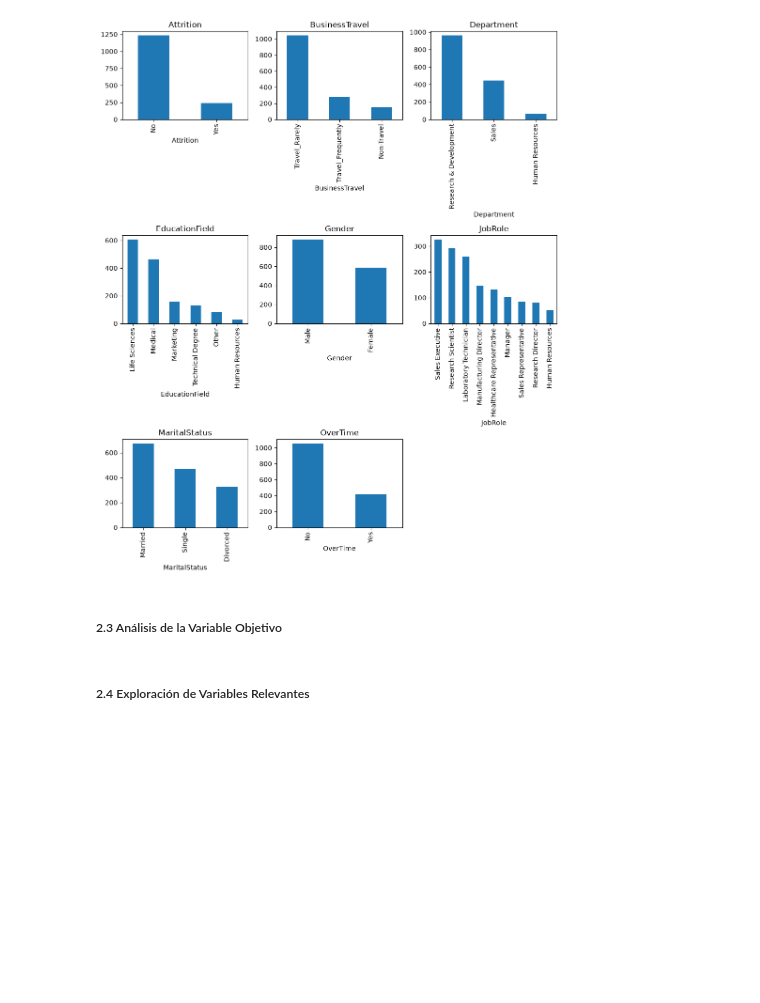
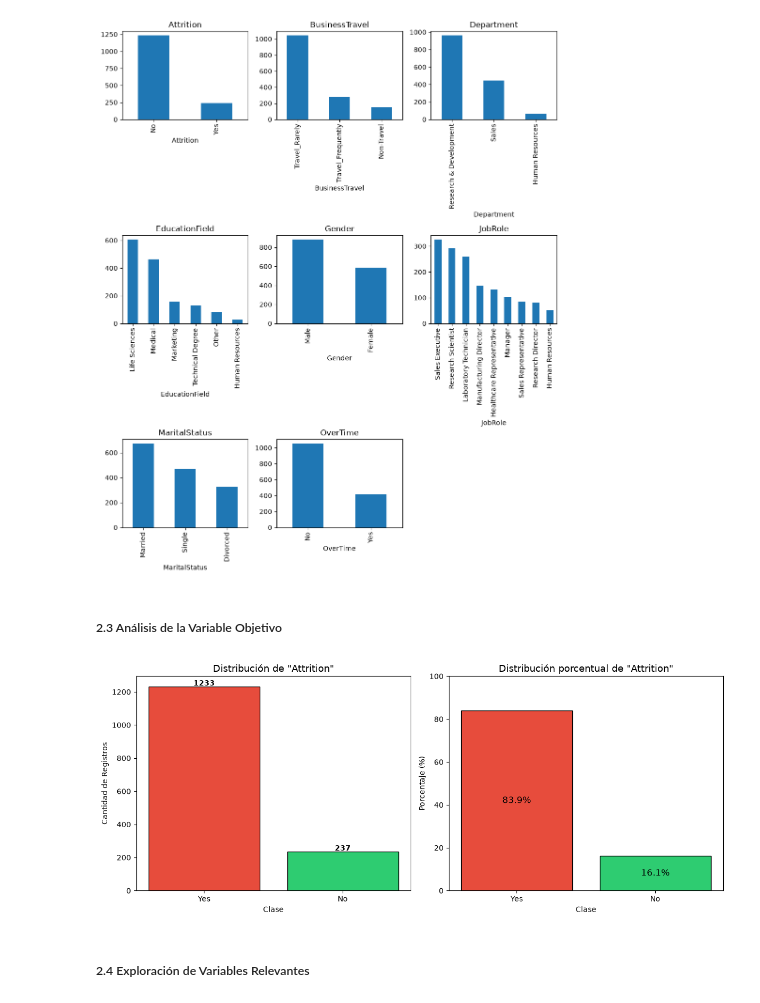
Before and after one commit to d4nd14z/DataAnalytics-HumanResources, a Jupyter notebook: notebooks/humanresources.ipynb, the cells around one changed output. Saved outputs shown, nothing was run; the diff lists cells and outputs as text; code cells hidden in the pictures; blank space fills up the shorter version.

Commit message:
(002) - Se agrega Análisis de la Variable Objetivo

```diff
--- a/notebooks/humanresources.ipynb
+++ b/notebooks/humanresources.ipynb
@@ -187,6 +187,35 @@ plt.show()
 [figure]
 # %% [markdown]
 ##### 2.3 Análisis de la Variable Objetivo
+# %%
+etiquetas = ['Yes', 'No']
+colores = ['#e74c3c', '#2ecc71']
+fig, axes = plt.subplots(1, 2, figsize=(12,5))
+attrition = df["Attrition"].value_counts().sort_index() # Obtener valores de la variable objetivo
+attrition_porc = df["Attrition"].value_counts(normalize=True).sort_index() * 100 # Obtener valores de la variable objetivo como porcentajes
+
+# Grafico 1 - Frecuencia Absoluta
+axes[0].bar(etiquetas, attrition.values, color=colores, edgecolor='black')
+axes[0].set_title('Distribución de "Attrition"', fontsize=13)
+axes[0].set_xlabel('Clase')
+axes[0].set_ylabel('Cantidad de Registros')
+for i,v in enumerate(attrition.values):
+    axes[0].text(i, v + 5, str(v), ha='center', fontweight='bold')
+
+# Grafico 2 - Porcentaje
+axes[1].bar(etiquetas, attrition_porc.values, color=colores, edgecolor='black')
+axes[1].set_title('Distribución porcentual de "Attrition"', fontsize=13)
+axes[1].set_xlabel('Clase')
+axes[1].set_ylabel('Porcentaje (%)')
+axes[1].set_ylim(0, 100)
+for i, v in enumerate(attrition_porc.values):
+    axes[1].text(i, v / 2, f'{v:.1f}%', ha='center', va='center', fontsize=12, color='black')
+
+plt.tight_layout()
+plt.savefig('grafico_distribucion_variable_objetivo.png', dpi=150, bbox_inches='tight')
+plt.show()
+# %% [output]
+[figure, added]
 # %% [markdown]
 ##### 2.4 Exploración de Variables Relevantes
 # %% [markdown]
```
Also changed, not shown: 1 other file.
